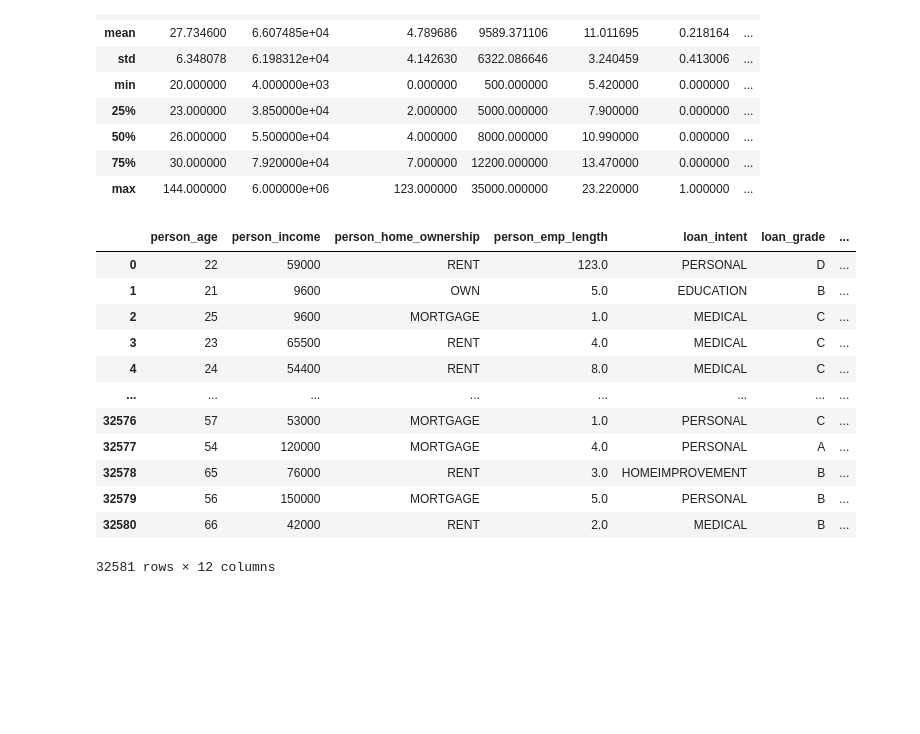
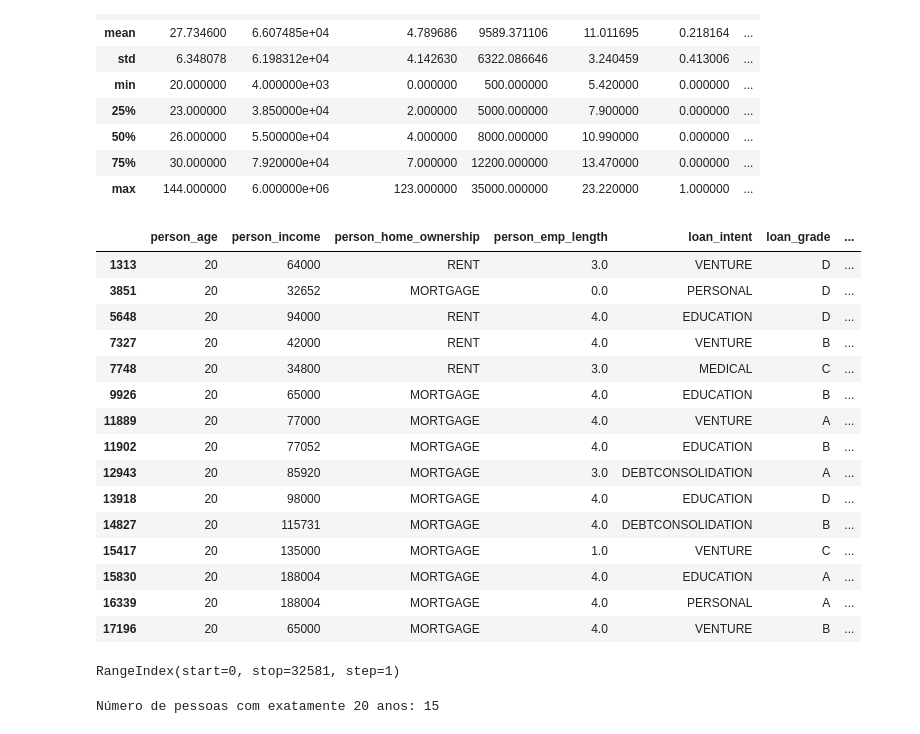
Before and after one commit to Ey-luccas/datascience_studay, a Jupyter notebook: Estudos/processamentodedado.ipynb, the cells around one changed output. Cells and saved outputs as stored; diff of their text form; code cells hidden in the pictures; blank space fills up the shorter version.

```diff
--- a/Estudos/processamentodedado.ipynb
+++ b/Estudos/processamentodedado.ipynb
@@ -47,18 +47,26 @@ cvs_credit.describe()
 | 75% | 30.000000 | 7.920000e+04 | 7.000000 | 12200.000000 | 13.470000 | 0.000000 | ... |
 | max | 144.000000 | 6.000000e+06 | 123.000000 | 35000.000000 | 23.220000 | 1.000000 | ... |
 # %%
-display(cvs_credit[cvs_credit])
+display(cvs_credit[cvs_credit['person_age'] <= 20])
 # %% [output]
 |  | person_age | person_income | person_home_ownership | person_emp_length | loan_intent | loan_grade | ... |
-| 0 | 22 | 59000 | RENT | 123.0 | PERSONAL | D | ... |
-| 1 | 21 | 9600 | OWN | 5.0 | EDUCATION | B | ... |
-| 2 | 25 | 9600 | MORTGAGE | 1.0 | MEDICAL | C | ... |
-| 3 | 23 | 65500 | RENT | 4.0 | MEDICAL | C | ... |
-| 4 | 24 | 54400 | RENT | 8.0 | MEDICAL | C | ... |
-| ... | ... | ... | ... | ... | ... | ... | ... |
-| 32576 | 57 | 53000 | MORTGAGE | 1.0 | PERSONAL | C | ... |
-| 32577 | 54 | 120000 | MORTGAGE | 4.0 | PERSONAL | A | ... |
-| 32578 | 65 | 76000 | RENT | 3.0 | HOMEIMPROVEMENT | B | ... |
-| 32579 | 56 | 150000 | MORTGAGE | 5.0 | PERSONAL | B | ... |
-| 32580 | 66 | 42000 | RENT | 2.0 | MEDICAL | B | ... |
+| 1313 | 20 | 64000 | RENT | 3.0 | VENTURE | D | ... |
+| 3851 | 20 | 32652 | MORTGAGE | 0.0 | PERSONAL | D | ... |
+| 5648 | 20 | 94000 | RENT | 4.0 | EDUCATION | D | ... |
+| 7327 | 20 | 42000 | RENT | 4.0 | VENTURE | B | ... |
+| 7748 | 20 | 34800 | RENT | 3.0 | MEDICAL | C | ... |
+| 9926 | 20 | 65000 | MORTGAGE | 4.0 | EDUCATION | B | ... |
+| 11889 | 20 | 77000 | MORTGAGE | 4.0 | VENTURE | A | ... |
+| 11902 | 20 | 77052 | MORTGAGE | 4.0 | EDUCATION | B | ... |
+| 12943 | 20 | 85920 | MORTGAGE | 3.0 | DEBTCONSOLIDATION | A | ... |
+| 13918 | 20 | 98000 | MORTGAGE | 4.0 | EDUCATION | D | ... |
+| 14827 | 20 | 115731 | MORTGAGE | 4.0 | DEBTCONSOLIDATION | B | ... |
+| 15417 | 20 | 135000 | MORTGAGE | 1.0 | VENTURE | C | ... |
+| 15830 | 20 | 188004 | MORTGAGE | 4.0 | EDUCATION | A | ... |
+| 16339 | 20 | 188004 | MORTGAGE | 4.0 | PERSONAL | A | ... |
+| 17196 | 20 | 65000 | MORTGAGE | 4.0 | VENTURE | B | ... |
-32581 rows × 12 columns
+# %%
+quantidade_age20 = cvs_credit[(cvs_credit['person_age'] >= 30) | (cvs_credit['person_age']<=50) ].index
+print(quantidade_age20)
+# %% [output]
+RangeIndex(start=0, stop=32581, step=1)
@@ -64,0 +78,5 @@ display(cvs_credit[cvs_credit])
+# %%
+quantidade = (cvs_credit['person_age'] <= 20).sum()
+print(f"Número de pessoas com exatamente 20 anos: {quantidade}")
+# %% [output]
+Número de pessoas com exatamente 20 anos: 15
```
Also changed, not shown: parts of 2 cells of this notebook, 1 other file.
